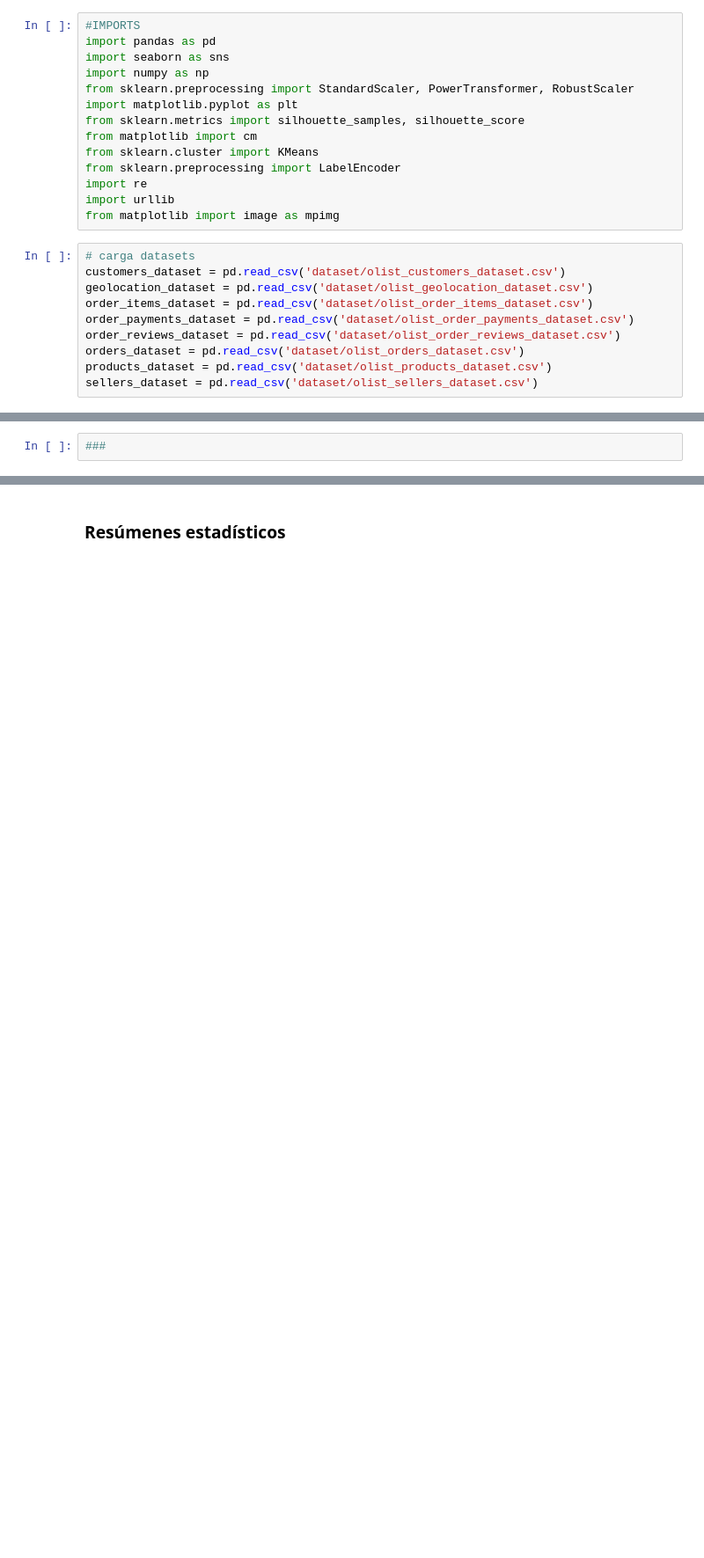
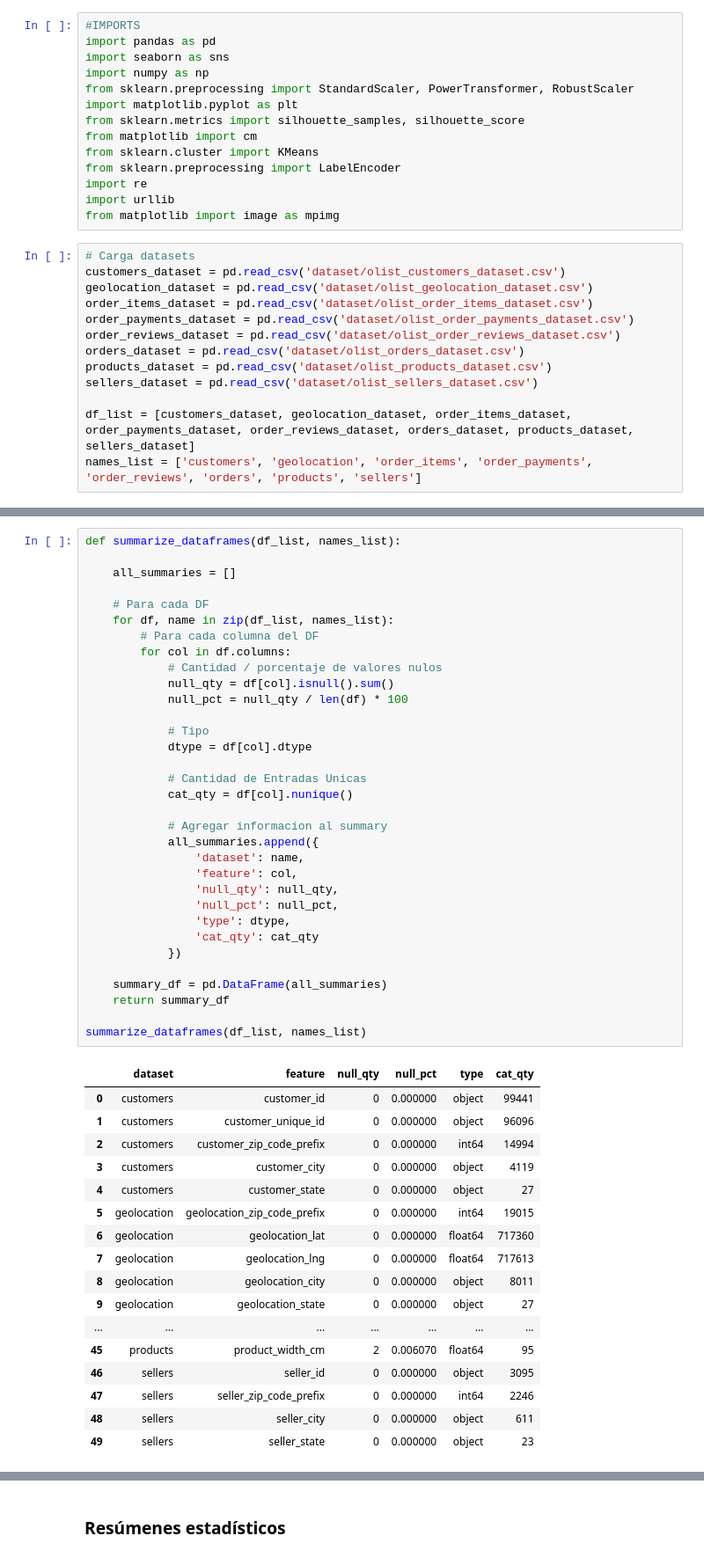
Before and after one commit to JoaquinCampos22155/proyecto3_Mineria, a Jupyter notebook: reporteEDA.ipynb, the cells around one changed output, grey strips where cells are left out. Shown at 88% size. Drawn from its saved outputs; the diff is of its cells as text; blank space fills up the shorter version.

Commit message:
feat: start data evaluation

```diff
--- a/reporteEDA.ipynb
+++ b/reporteEDA.ipynb
@@ -15,7 +15,7 @@ import re
 import urllib
 from matplotlib import image as mpimg
 # %%
-# carga datasets
+# Carga datasets
 customers_dataset = pd.read_csv('dataset/olist_customers_dataset.csv')
 geolocation_dataset = pd.read_csv('dataset/olist_geolocation_dataset.csv')
 order_items_dataset = pd.read_csv('dataset/olist_order_items_dataset.csv')
@@ -24,4 +24,7 @@ order_reviews_dataset = pd.read_csv('dataset/olist_order_reviews_dataset.csv')
 orders_dataset = pd.read_csv('dataset/olist_orders_dataset.csv')
 products_dataset = pd.read_csv('dataset/olist_products_dataset.csv')
 sellers_dataset = pd.read_csv('dataset/olist_sellers_dataset.csv')
+
+df_list = [customers_dataset, geolocation_dataset, order_items_dataset, order_payments_dataset, order_reviews_dataset, orders_dataset, products_dataset, sellers_dataset]
+names_list = ['customers', 'geolocation', 'order_items', 'order_payments', 'order_reviews', 'orders', 'products', 'sellers']
 # %%
@@ -48,2 +55,51 @@ Sellers Dataset:  (3095, 4)
 # %%
-###
+def summarize_dataframes(df_list, names_list):
+
+    all_summaries = []
+
+    # Para cada DF
+    for df, name in zip(df_list, names_list):
+        # Para cada columna del DF
+        for col in df.columns:
+            # Cantidad / porcentaje de valores nulos
+            null_qty = df[col].isnull().sum()
+            null_pct = null_qty / len(df) * 100
+
+            # Tipo
+            dtype = df[col].dtype
+
+            # Cantidad de Entradas Unicas
+            cat_qty = df[col].nunique()
+
+            # Agregar informacion al summary
+            all_summaries.append({
+                'dataset': name,
+                'feature': col,
+                'null_qty': null_qty,
+                'null_pct': null_pct,
+                'type': dtype,
+                'cat_qty': cat_qty
+            })
+
+    summary_df = pd.DataFrame(all_summaries)
+    return summary_df
+
+summarize_dataframes(df_list, names_list)
+# %% [output]
+|  | dataset | feature | null_qty | null_pct | type | cat_qty |
+| 0 | customers | customer_id | 0 | 0.000000 | object | 99441 |
+| 1 | customers | customer_unique_id | 0 | 0.000000 | object | 96096 |
+| 2 | customers | customer_zip_code_prefix | 0 | 0.000000 | int64 | 14994 |
+| 3 | customers | customer_city | 0 | 0.000000 | object | 4119 |
+| 4 | customers | customer_state | 0 | 0.000000 | object | 27 |
+| 5 | geolocation | geolocation_zip_code_prefix | 0 | 0.000000 | int64 | 19015 |
+| 6 | geolocation | geolocation_lat | 0 | 0.000000 | float64 | 717360 |
+| 7 | geolocation | geolocation_lng | 0 | 0.000000 | float64 | 717613 |
+| 8 | geolocation | geolocation_city | 0 | 0.000000 | object | 8011 |
+| 9 | geolocation | geolocation_state | 0 | 0.000000 | object | 27 |
+| ... | ... | ... | ... | ... | ... | ... |
+| 45 | products | product_width_cm | 2 | 0.006070 | float64 | 95 |
+| 46 | sellers | seller_id | 0 | 0.000000 | object | 3095 |
+| 47 | sellers | seller_zip_code_prefix | 0 | 0.000000 | int64 | 2246 |
+| 48 | sellers | seller_city | 0 | 0.000000 | object | 611 |
+| 49 | sellers | seller_state | 0 | 0.000000 | object | 23 |
```
Also changed, not shown: parts of 15 cells of this notebook, 1 other file.
